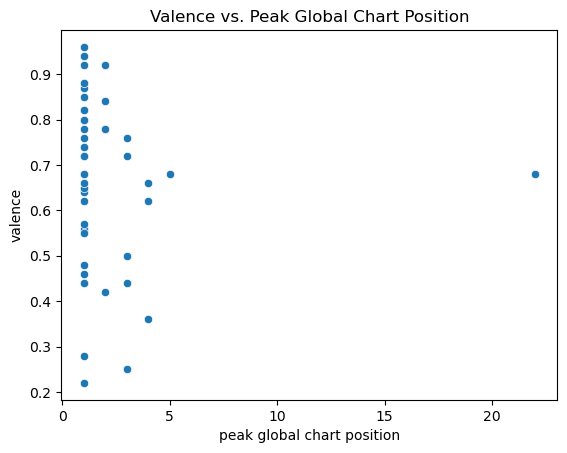
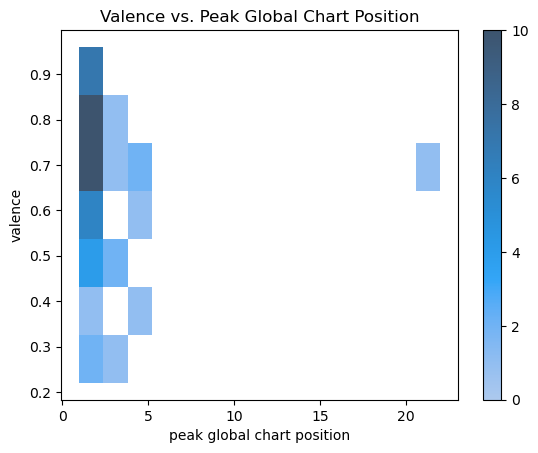
The notebook cell's code change between the first figure and the second:
--- before
+++ after
@@ -1,3 +1,3 @@
-spotifyDataScatterValence = sns.scatterplot(data=spotifyData, x="peak_global_chart_position", y="valence")
-spotifyDataScatterValence.set(xlabel='peak global chart position')
-spotifyDataScatterValence.set_title('Valence vs. Peak Global Chart Position')
+spotifyDataHistogramValence = sns.histplot(data=spotifyData, x="peak_global_chart_position", y="valence",  cbar=True)
+spotifyDataHistogramValence.set(xlabel='peak global chart position')
+spotifyDataHistogramValence.set_title('Valence vs. Peak Global Chart Position')

Commit: Update 02-EDACheckpoint.ipynb